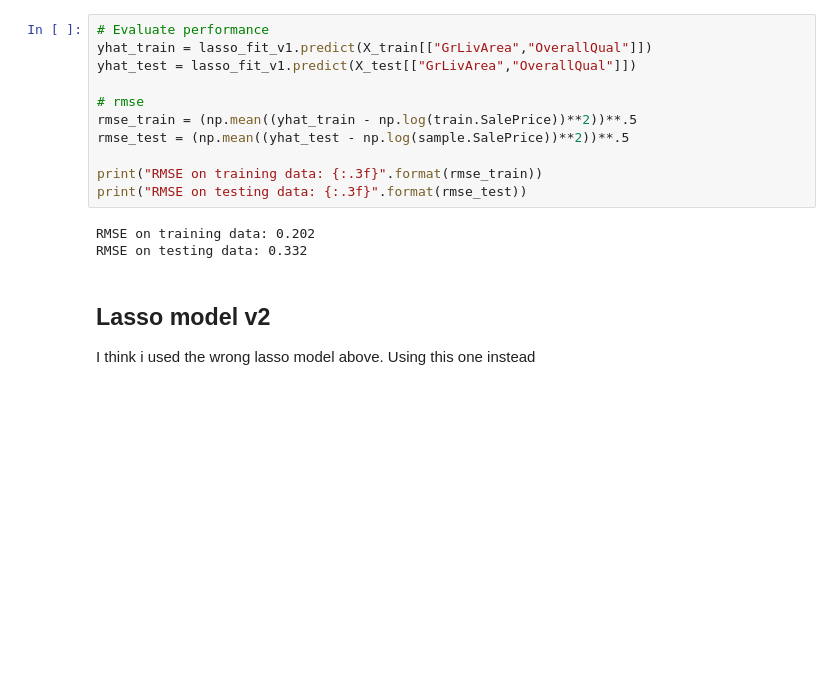
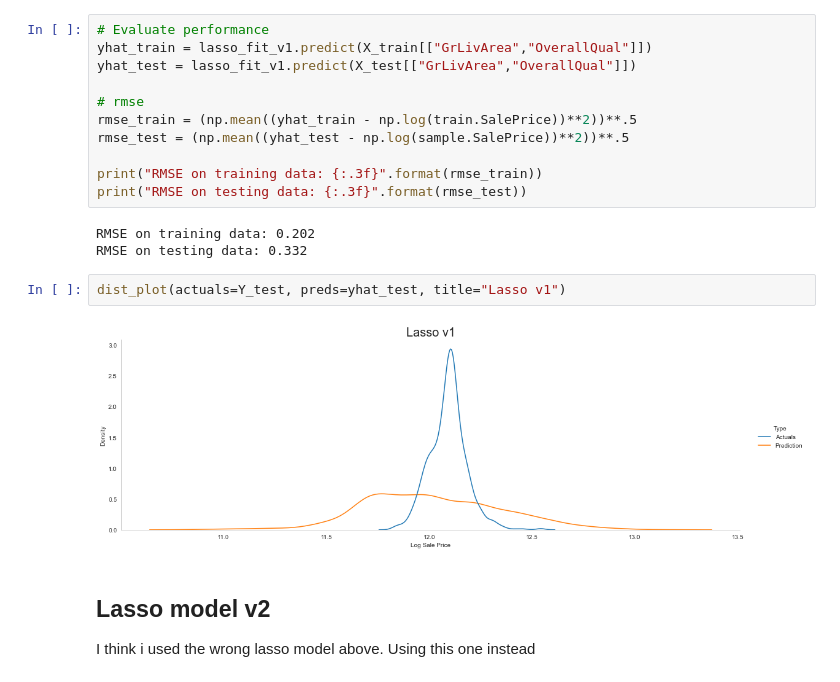
Before and after one commit to trevor-johnson1/w207_finalproject, a Jupyter notebook: models/modeling_tj.ipynb, the cells around one changed output. Drawn from its saved outputs; the diff is of its cells as text; blank space fills up the shorter version.

```diff
--- a/models/modeling_tj.ipynb
+++ b/models/modeling_tj.ipynb
@@ -315,6 +345,10 @@ print("RMSE on testing data: {:.3f}".format(rmse_test))
 # %% [output]
 RMSE on training data: 0.202
 RMSE on testing data: 0.332
+# %%
+dist_plot(actuals=Y_test, preds=yhat_test, title="Lasso v1")
+# %% [output]
+[figure, added]
 # %% [markdown]
 ## Lasso model v2
 
```
Also changed, not shown: parts of 42 cells of this notebook.
